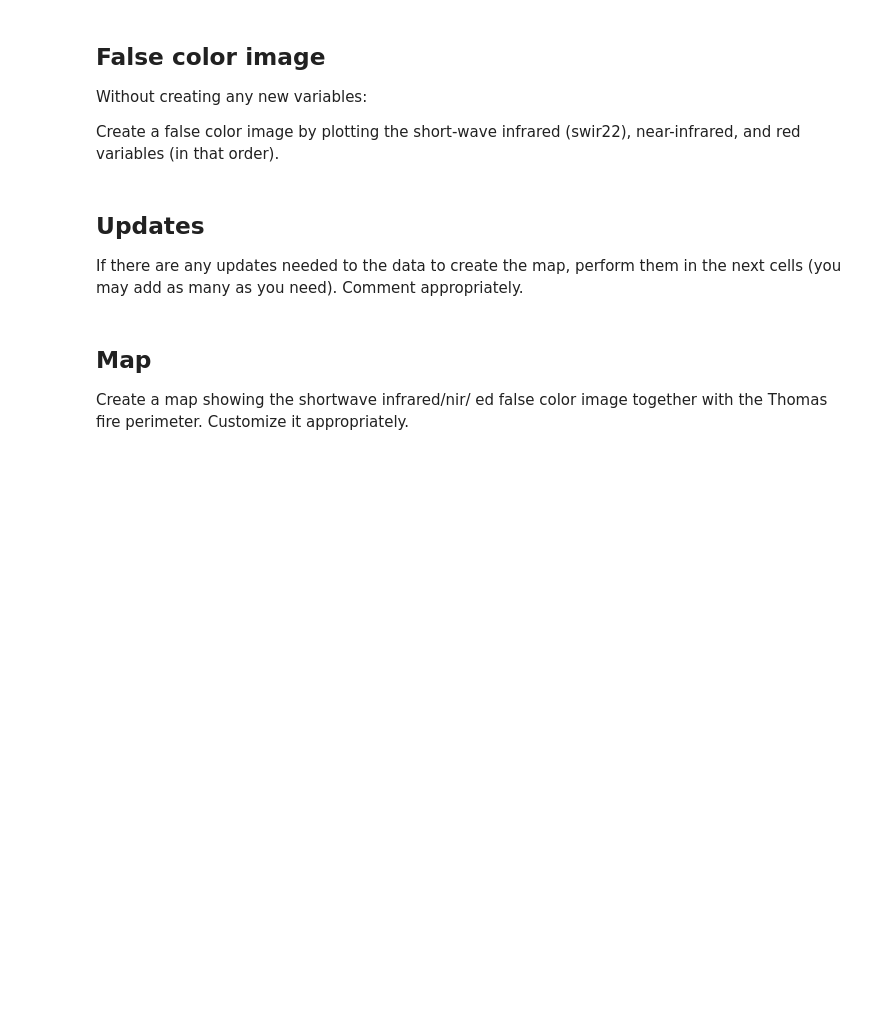
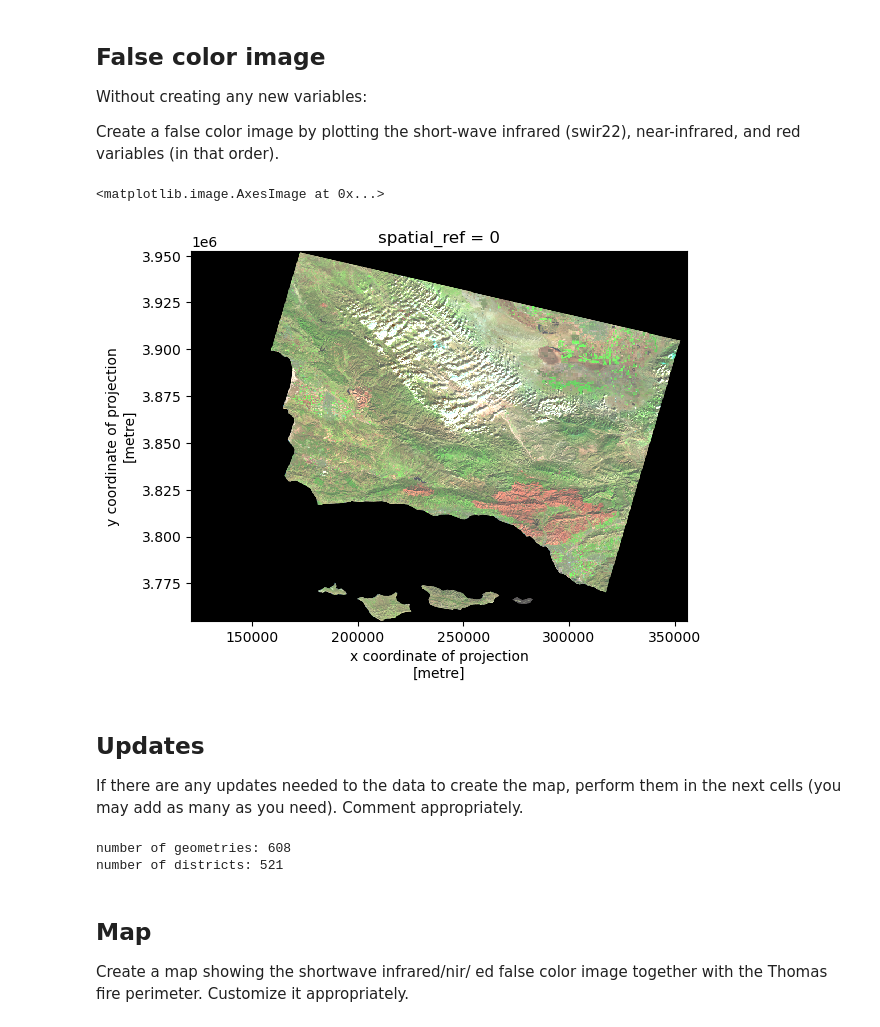
Before and after one commit to khj9759/eds220-hwk-4, a Jupyter notebook: hwk4-task2-false-color.ipynb, the cells around one changed output. Saved outputs shown, nothing was run; the diff lists cells and outputs as text; code cells hidden in the pictures; blank space fills up the shorter version.

```diff
--- a/hwk4-task2-false-color.ipynb
+++ b/hwk4-task2-false-color.ipynb
@@ -180,13 +252,32 @@ Without creating any new variables:
 Create a false color image by plotting the short-wave infrared (swir22), near-infrared, and red variables (in that order).
 # %%
 # your code here
+landsat[['swir22','nir08','red']].to_array().plot.imshow(robust = True)
+# %% [output]
+<matplotlib.image.AxesImage at 0x...>
+[figure, added]
 # %% [markdown]
 ## Updates
 
 If there are any updates needed to the data to create the map, perform them in the next cells (you may add as many as you need).
 Comment appropriately.
 # %%
-# your code here
+# check the two different crs
+landsat.rio.crs == ca_fire.crs
+
+# check number of districts and rows
+print(f"number of geometries: {len(ca_fire)}")
+print(f"number of districts: {len(ca_fire.fire_name.unique())}")
+
+# dissolve by district
+fire_districts = ca_fire[['geometry','fire_name']].dissolve(by='fire_name', as_index=False)
+fire_districts
+
+# clipping the ca perimeter only fire
+fire_districts_clip = landsat.rio.clip_box(*fire_districts.total_bounds)
+# %% [output]
+number of geometries: 608
+number of districts: 521
 # %% [markdown]
 ## Map
 
```
Also changed, not shown: parts of 6 cells of this notebook.
